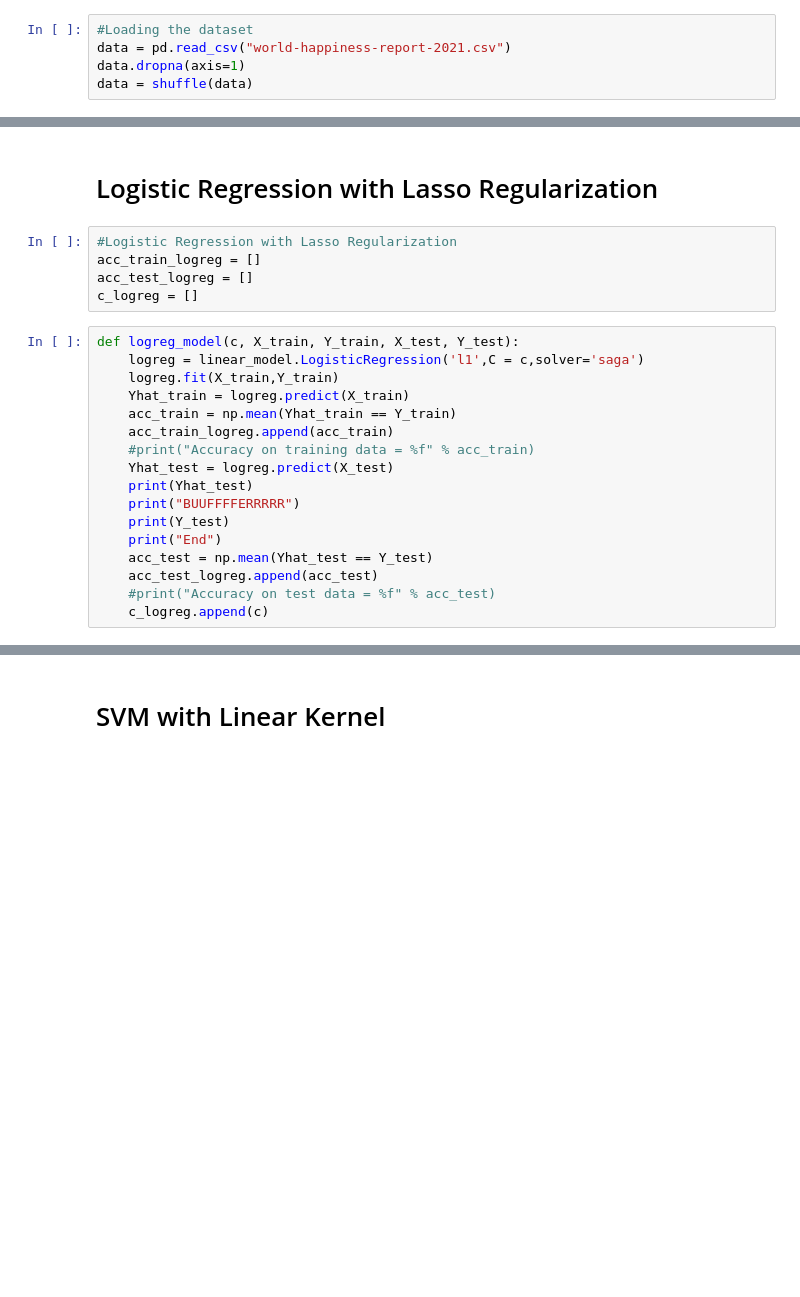
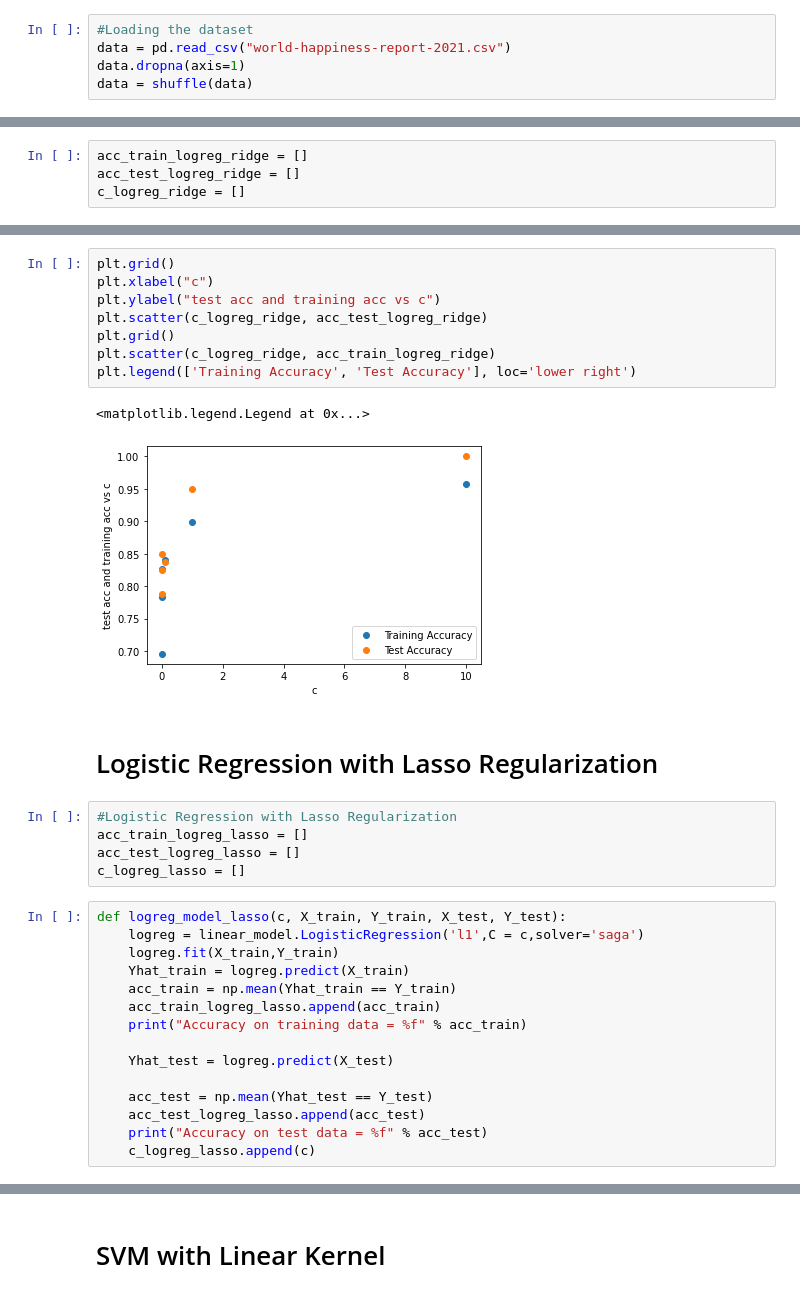
Before and after one commit to eccentricayman/WorldHappinessModel, a Jupyter notebook: Model.ipynb, the cells around one changed output, grey strips where cells are left out. Drawn from its saved outputs; the diff is of its cells as text; blank space fills up the shorter version.

```diff
--- a/Model.ipynb
+++ b/Model.ipynb
@@ -72,0 +39,4 @@ intercept
+# %%
+acc_train_logreg_ridge = []
+acc_test_logreg_ridge = []
+c_logreg_ridge = []
@@ -73,26 +88,35 @@ intercept
+# %%
+plt.grid()
+plt.xlabel("c")
+plt.ylabel("test acc and training acc vs c")
+plt.scatter(c_logreg_ridge, acc_test_logreg_ridge)
+plt.grid()
+plt.scatter(c_logreg_ridge, acc_train_logreg_ridge)
+plt.legend(['Training Accuracy', 'Test Accuracy'], loc='lower right')
+# %% [output]
+<matplotlib.legend.Legend at 0x...>
+[figure, added]
 # %% [markdown]
 # Logistic Regression with Lasso Regularization
 # %%
 #Logistic Regression with Lasso Regularization
-acc_train_logreg = []
-acc_test_logreg = []
-c_logreg = []
+acc_train_logreg_lasso = []
+acc_test_logreg_lasso = []
+c_logreg_lasso = []
 # %%
-def logreg_model(c, X_train, Y_train, X_test, Y_test):
+def logreg_model_lasso(c, X_train, Y_train, X_test, Y_test):
     logreg = linear_model.LogisticRegression('l1',C = c,solver='saga')
     logreg.fit(X_train,Y_train)
     Yhat_train = logreg.predict(X_train)
     acc_train = np.mean(Yhat_train == Y_train)
-    acc_train_logreg.append(acc_train)
-    #print("Accuracy on training data = %f" % acc_train)
+    acc_train_logreg_lasso.append(acc_train)
+    print("Accuracy on training data = %f" % acc_train)
+
     Yhat_test = logreg.predict(X_test)
-    print(Yhat_test)
-    print("BUUFFFFERRRRR")
-    print(Y_test)
-    print("End")
+
     acc_test = np.mean(Yhat_test == Y_test)
-    acc_test_logreg.append(acc_test)
-    #print("Accuracy on test data = %f" % acc_test)
-    c_logreg.append(c)
+    acc_test_logreg_lasso.append(acc_test)
+    print("Accuracy on test data = %f" % acc_test)
+    c_logreg_lasso.append(c)
 # %%
 for c in cVals:
```
Also changed, not shown: parts of 19 cells of this notebook.
